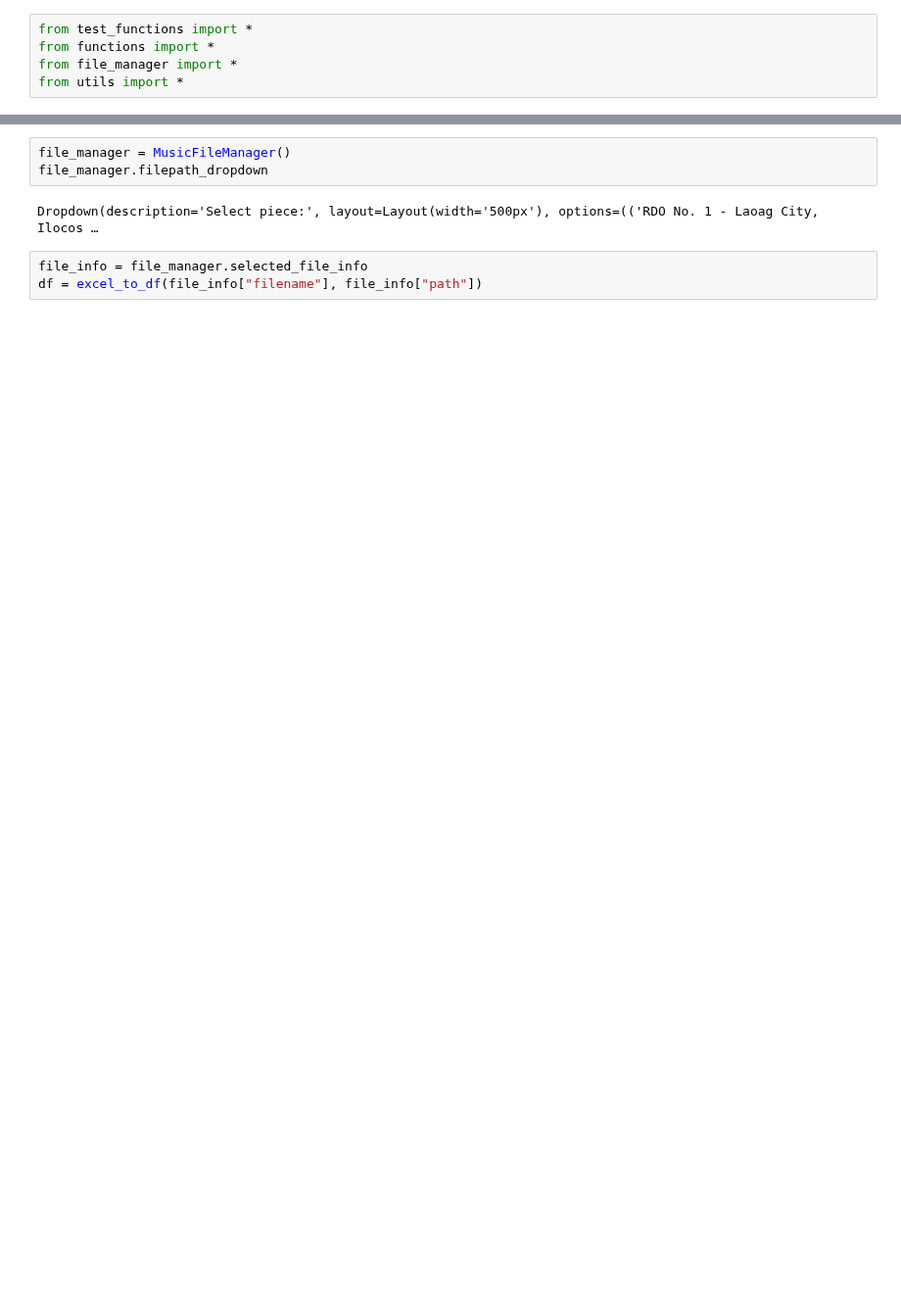
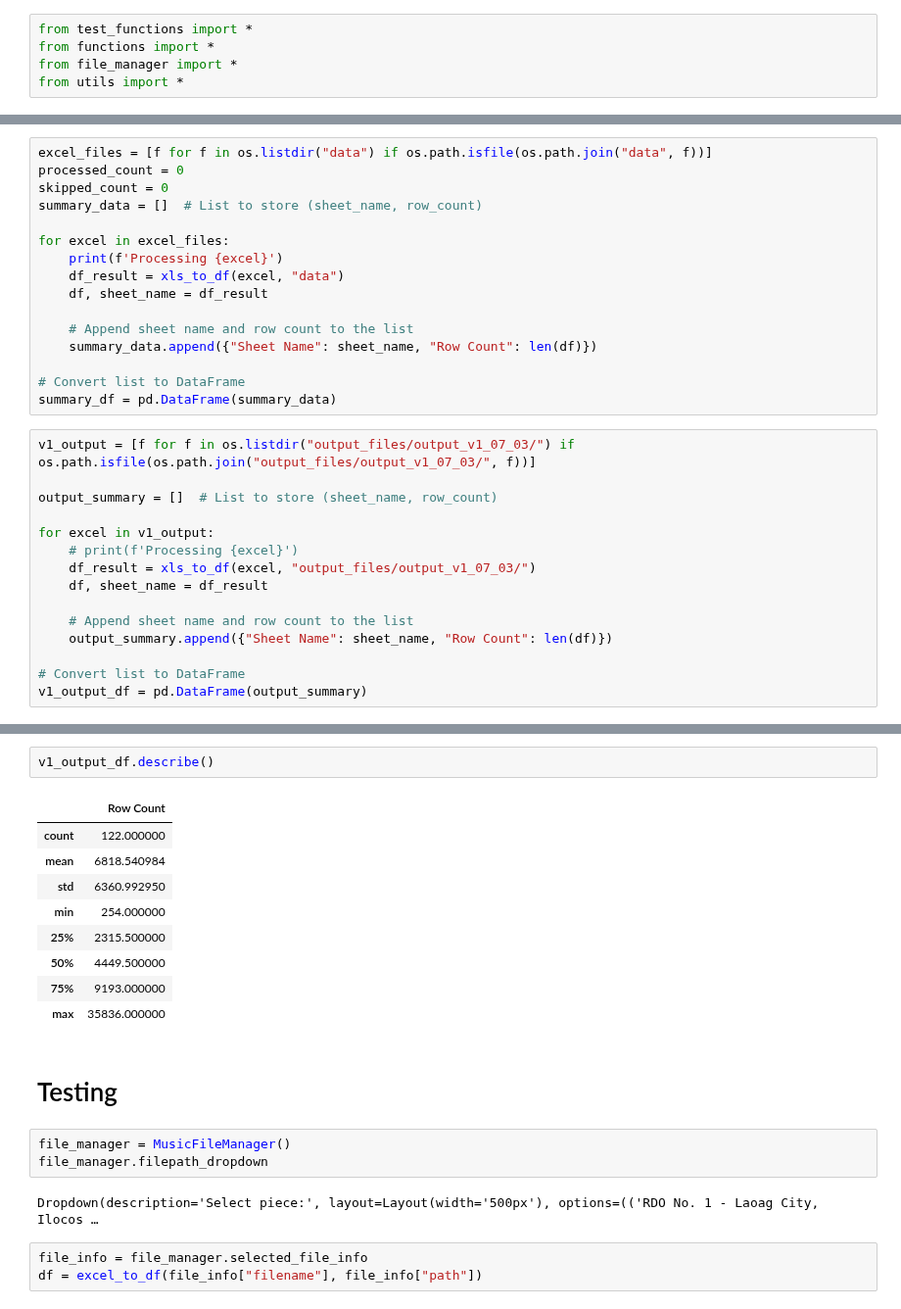
Before and after one commit to lansantuyo/bir-zl-scraping, a Jupyter notebook: processing/process_bir.ipynb, the cells around one changed output, grey strips where cells are left out. Shown at 98% size. Cells and saved outputs as stored; diff of their text form; blank space fills up the shorter version.

```diff
--- a/processing/process_bir.ipynb
+++ b/processing/process_bir.ipynb
@@ -5,0 +52,31 @@ from utils import *
+# %%
+excel_files = [f for f in os.listdir("data") if os.path.isfile(os.path.join("data", f))]
+processed_count = 0
+skipped_count = 0
+summary_data = []  # List to store (sheet_name, row_count)
+
+for excel in excel_files:
+    print(f'Processing {excel}')
+    df_result = xls_to_df(excel, "data")
+    df, sheet_name = df_result
+
+    # Append sheet name and row count to the list
+    summary_data.append({"Sheet Name": sheet_name, "Row Count": len(df)})
+
+# Convert list to DataFrame
+summary_df = pd.DataFrame(summary_data)
+# %%
+v1_output = [f for f in os.listdir("output_files/output_v1_07_03/") if os.path.isfile(os.path.join("output_files/output_v1_07_03/", f))]
+
+output_summary = []  # List to store (sheet_name, row_count)
+
+for excel in v1_output:
+    # print(f'Processing {excel}')
+    df_result = xls_to_df(excel, "output_files/output_v1_07_03/")
+    df, sheet_name = df_result
+
+    # Append sheet name and row count to the list
+    output_summary.append({"Sheet Name": sheet_name, "Row Count": len(df)})
+
+# Convert list to DataFrame
+v1_output_df = pd.DataFrame(output_summary)
@@ -6,3 +101,17 @@ from utils import *
+# %%
+v1_output_df.describe()
+# %% [output]
+|  | Row Count |
+| count | 122.000000 |
+| mean | 6818.540984 |
+| std | 6360.992950 |
+| min | 254.000000 |
+| 25% | 2315.500000 |
+| 50% | 4449.500000 |
+| 75% | 9193.000000 |
+| max | 35836.000000 |
+# %% [markdown]
+# Testing
 # %%
 file_manager = MusicFileManager()
 file_manager.filepath_dropdown
```
Also changed, not shown: parts of 10 cells of this notebook, 3 other files.
